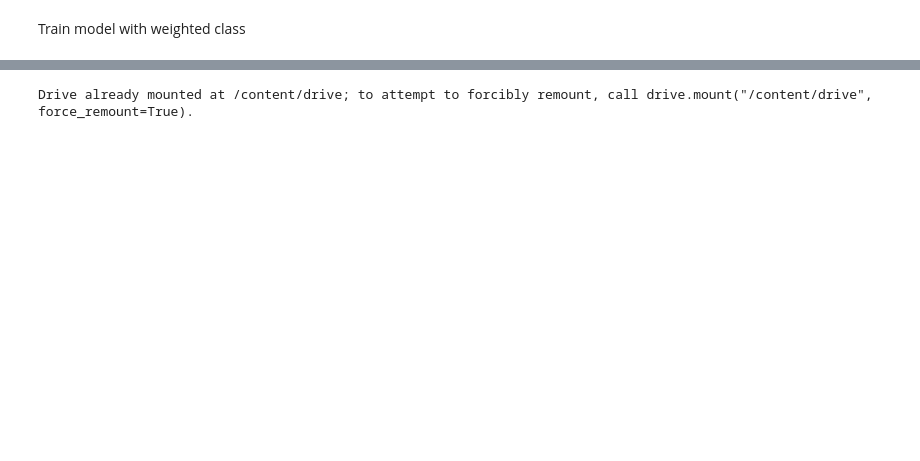
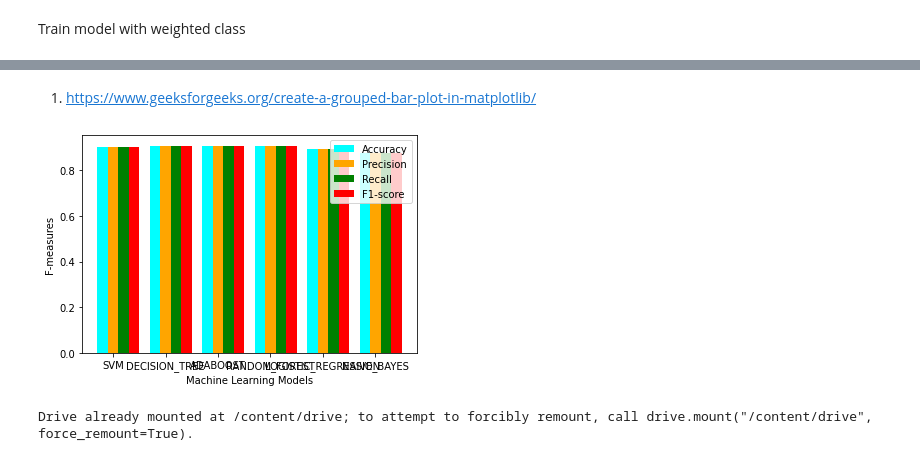
Before and after one commit to Sajid576/data-mining-techniques-to-detect-sql-nosql-injection-attack, a Jupyter notebook: Thesis/NoSQL_InjectionModel.ipynb, the cells around one changed output, grey strips where cells are left out. Drawn from its saved outputs; the diff is of its cells as text; code cells hidden in the pictures; blank space fills up the shorter version.

```diff
--- a/Thesis/NoSQL_InjectionModel.ipynb
+++ b/Thesis/NoSQL_InjectionModel.ipynb
@@ -409,3 +465,29 @@ Not Malicious       0.96      0.95      0.96       801
+# %% [markdown]
+
+
+1.   https://www.geeksforgeeks.org/create-a-grouped-bar-plot-in-matplotlib/
+# %%
+# importing package
+import matplotlib.pyplot as plt
+import numpy as np
+
+# '6' means 6 ML models performance are going to be shown
+x = np.arange(6)
+width = 0.2
+
+# plot data in grouped manner of bar type
+plt.bar(x-0.2, accuracies, width, color='cyan')
+plt.bar(x, precisions, width, color='orange')
+plt.bar(x+0.2, recalls, width, color='green')
+plt.bar(x+0.4, f1_scores, width, color='red')
+
+plt.xticks(x, ['SVM', 'DECISION_TREE', 'ADABOOST', 'RANDOM_FOREST', 'LOGISTIC_REGRESSION','NAIVE_BAYES'])
+plt.xlabel("Machine Learning Models")
+plt.ylabel("F-measures")
+plt.legend(["Accuracy", "Precision", "Recall","F1-score"])
+plt.show()
+# %% [output]
+[figure, added]
 # %%
 from google.colab import drive
 drive.mount('/content/drive')
```
Also changed, not shown: parts of 20 cells of this notebook, 12 other files.
